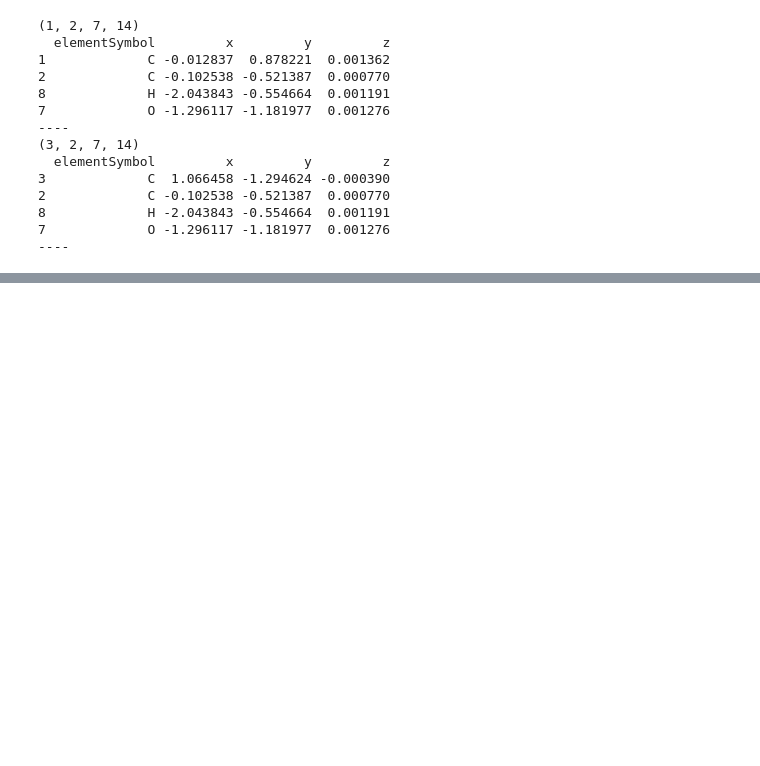
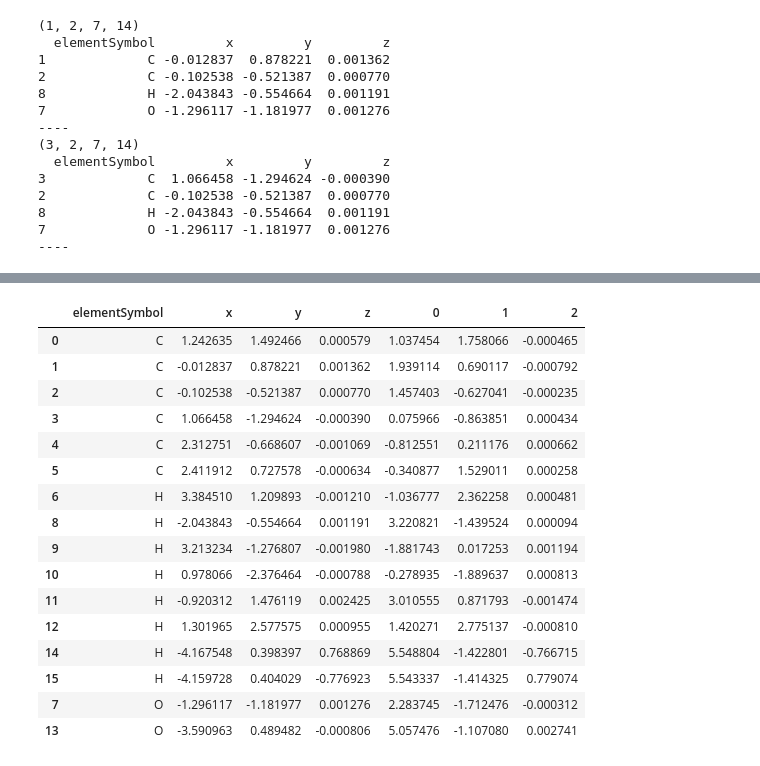
Before and after one commit to SahayanKY/OverwriteMoleculesTool, a Jupyter notebook: test.ipynb, the cells around one changed output, grey strips where cells are left out. Cells and saved outputs as stored; diff of their text form; code cells hidden in the pictures; blank space fills up the shorter version.

```diff
--- a/test.ipynb
+++ b/test.ipynb
@@ -429,15 +429,15 @@ Y_formorigin
 # %% [output]
 [[[1, 3], [2], [7], [14]], [[], [], [12, 13], [15]]]
 # %%
-for i in range(len(Y_formorigin)):
-    for Y_formIndexes in itertools.product(*Y_formorigin[i]):
-        print(Y_formIndexes)
-        print(df1.iloc[list(Y_formIndexes)])
+for i in range(len(X_formOrigin)):
+    for X_formIndexes in itertools.product(*X_formOrigin[i]):
+        print(X_formIndexes)
+        print(df1.iloc[list(X_formIndexes)])
         print('----')
         #ilocで取得
-        #indexとY_formIndexesが一致していないのは元素記号で並び替えたため（問題なし
+        #indexとX_formIndexesが一致していないのは元素記号で並び替えたため（問題なし
         #この原子がdf0refsと順に対応する(可能性がある)ことになる
-        #因みに正解は2番目の[3,2,7,14](Y_formIndexes)、換言してdf1のインデックスで[3,2,8,7]の組
+        #因みに正解は2番目の[3,2,7,14](X_formIndexes)、換言してdf1のインデックスで[3,2,8,7]の組
 # %% [output]
 (1, 2, 7, 14)
   elementSymbol         x         y         z
@@ -504,0 +456,27 @@ t:[ 1.48397701e+00 -5.34566733e-01 -7.95669008e-05]
+# %%
+#R,tを計算し、誤差を評価する
+minimumScore = np.inf
+Y = df0refs[['x','y','z']].values
+df1xyz = df1[['x','y','z']]
+for i in range(len(X_formOrigin)):
+    for X_formIndexes in itertools.product(*X_formOrigin[i]):
+        X = df1xyz.iloc[list(X_formIndexes)].values
+        R, t = ovwmols.estimate_conversionParameter(X, Y)
+        # Rとtを使ってXからYを予測し、一致具合を二乗和で評価
+        # n*3行列
+        errorxyz = Y - (X @ R.T + t)
+        # score評価、記録
+        score = np.sum(np.power(errorxyz,2))
+        print(score)
+        print('----')
+        if score < minimumScore:
+            minimumScore = score
+            minimumX_formIndexes = X_formIndexes
+            minimumR = R
+            minimumt = t
+
+print('minimum score:{}'.format(minimumScore))
+print('X:{}'.format(df0refs))
+print('Y:{}'.format(df1.iloc[list(minimumX_formIndexes)]))
+print('R:{}'.format(minimumR))
+print('t:{}'.format(minimumt))
@@ -504,0 +524,22 @@ t:[ 1.48397701e+00 -5.34566733e-01 -7.95669008e-05]
+# %%
+#df1の変換前と変換後
+#だいたいdf0と合っている
+pd.concat([df1, df1[['x','y','z']] @ R.T + t], axis=1)
+# %% [output]
+|  | elementSymbol | x | y | z | 0 | 1 | 2 |
+| 0 | C | 1.242635 | 1.492466 | 0.000579 | 1.037454 | 1.758066 | -0.000465 |
+| 1 | C | -0.012837 | 0.878221 | 0.001362 | 1.939114 | 0.690117 | -0.000792 |
+| 2 | C | -0.102538 | -0.521387 | 0.000770 | 1.457403 | -0.627041 | -0.000235 |
+| 3 | C | 1.066458 | -1.294624 | -0.000390 | 0.075966 | -0.863851 | 0.000434 |
+| 4 | C | 2.312751 | -0.668607 | -0.001069 | -0.812551 | 0.211176 | 0.000662 |
+| 5 | C | 2.411912 | 0.727578 | -0.000634 | -0.340877 | 1.529011 | 0.000258 |
+| 6 | H | 3.384510 | 1.209893 | -0.001210 | -1.036777 | 2.362258 | 0.000481 |
+| 8 | H | -2.043843 | -0.554664 | 0.001191 | 3.220821 | -1.439524 | 0.000094 |
+| 9 | H | 3.213234 | -1.276807 | -0.001980 | -1.881743 | 0.017253 | 0.001194 |
+| 10 | H | 0.978066 | -2.376464 | -0.000788 | -0.278935 | -1.889637 | 0.000813 |
+| 11 | H | -0.920312 | 1.476119 | 0.002425 | 3.010555 | 0.871793 | -0.001474 |
+| 12 | H | 1.301965 | 2.577575 | 0.000955 | 1.420271 | 2.775137 | -0.000810 |
+| 14 | H | -4.167548 | 0.398397 | 0.768869 | 5.548804 | -1.422801 | -0.766715 |
+| 15 | H | -4.159728 | 0.404029 | -0.776923 | 5.543337 | -1.414325 | 0.779074 |
+| 7 | O | -1.296117 | -1.181977 | 0.001276 | 2.283745 | -1.712476 | -0.000312 |
+| 13 | O | -3.590963 | 0.489482 | -0.000806 | 5.057476 | -1.107080 | 0.002741 |
```
Also changed, not shown: parts of 5 cells of this notebook.
